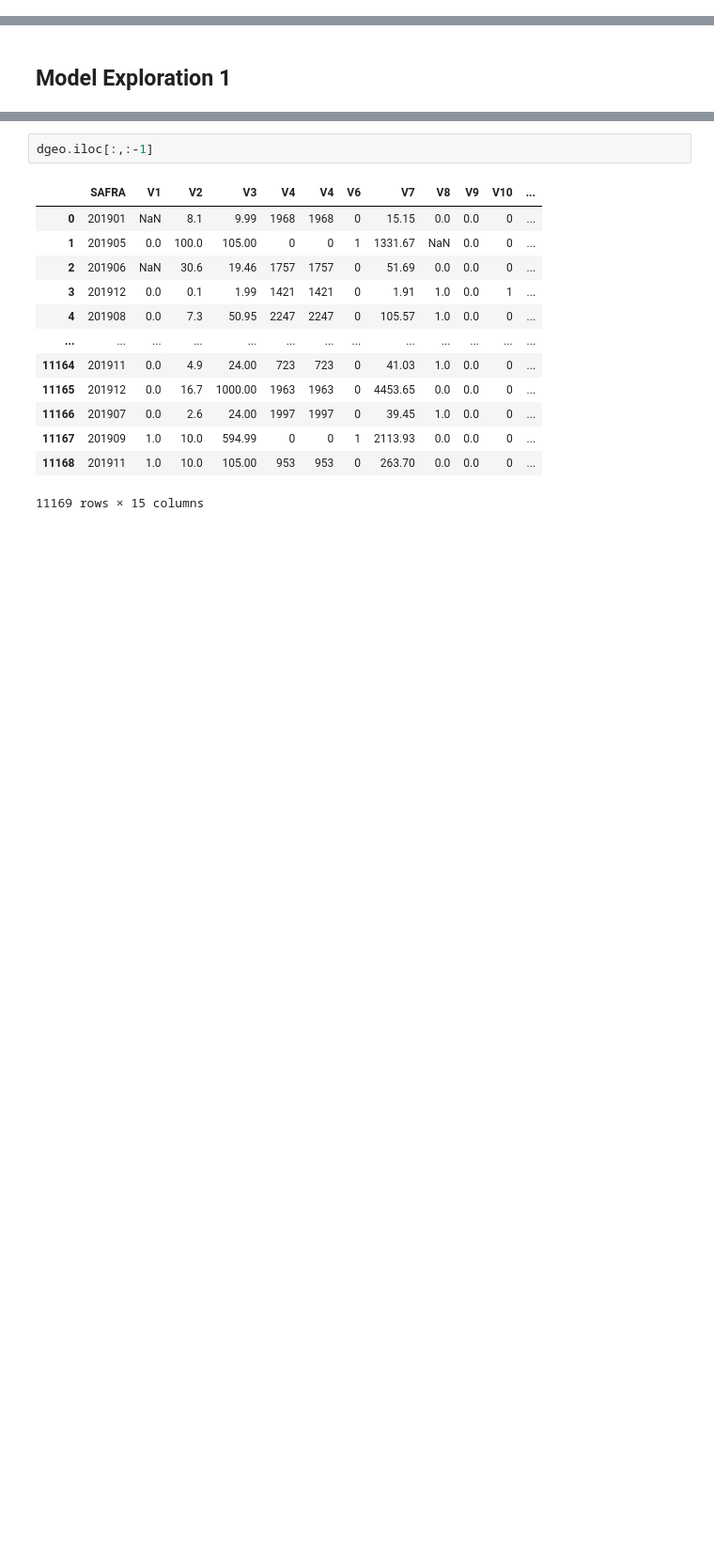
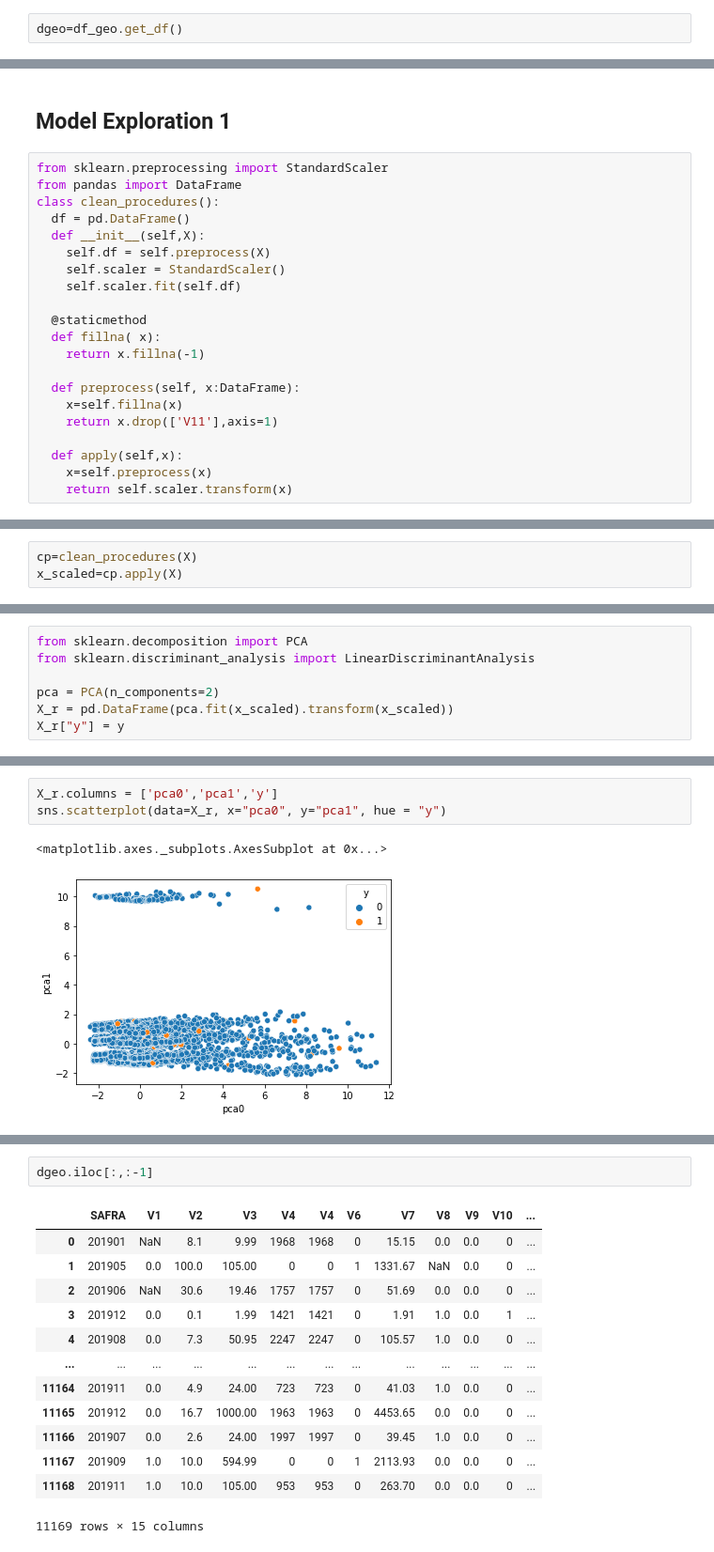
Before and after one commit to marceloosg/ibge, a Jupyter notebook: Trustly.ipynb, the cells around one changed output, grey strips where cells are left out. Shown at 94% size. Cells and saved outputs as stored; diff of their text form; blank space fills up the shorter version.

```diff
--- a/Trustly.ipynb
+++ b/Trustly.ipynb
@@ -201,0 +184,2 @@ dgeo=df_geo.get_df(cols = ['SAFRA', 'V1', 'V2', 'V3', 'V4','V4','V6', 'V7','V8',
+# %%
+dgeo=df_geo.get_df()
@@ -262,3 +248,24 @@ dgeo.describe()
 | max | 201912.000000 | 1.000000 | 100.000000 | 8540.000000 | 15616.000000 | 15616.000000 | 1.000000 | 143268.550000 | 1.000000 | 1.000000 | 1.000000 | ... |
 # %% [markdown]
 ## Model Exploration 1
+# %%
+from sklearn.preprocessing import StandardScaler
+from pandas import DataFrame
+class clean_procedures():
+  df = pd.DataFrame()
+  def __init__(self,X):
+    self.df = self.preprocess(X)
+    self.scaler = StandardScaler()
+    self.scaler.fit(self.df)
+
+  @staticmethod
+  def fillna( x):
+    return x.fillna(-1)
+
+  def preprocess(self, x:DataFrame):
+    x=self.fillna(x)
+    return x.drop(['V11'],axis=1)
+
+  def apply(self,x):
+    x=self.preprocess(x)
+    return self.scaler.transform(x)
@@ -264,0 +275,3 @@ dgeo.describe()
+# %%
+cp=clean_procedures(X)
+x_scaled=cp.apply(X)
@@ -264,0 +294,7 @@ dgeo.describe()
+# %%
+from sklearn.decomposition import PCA
+from sklearn.discriminant_analysis import LinearDiscriminantAnalysis
+
+pca = PCA(n_components=2)
+X_r = pd.DataFrame(pca.fit(x_scaled).transform(x_scaled))
+X_r["y"] = y
@@ -264,0 +317,6 @@ dgeo.describe()
+# %%
+X_r.columns = ['pca0','pca1','y']
+sns.scatterplot(data=X_r, x="pca0", y="pca1", hue = "y")
+# %% [output]
+<matplotlib.axes._subplots.AxesSubplot at 0x...>
+[figure, added]
```
Also changed, not shown: parts of 15 cells of this notebook.
